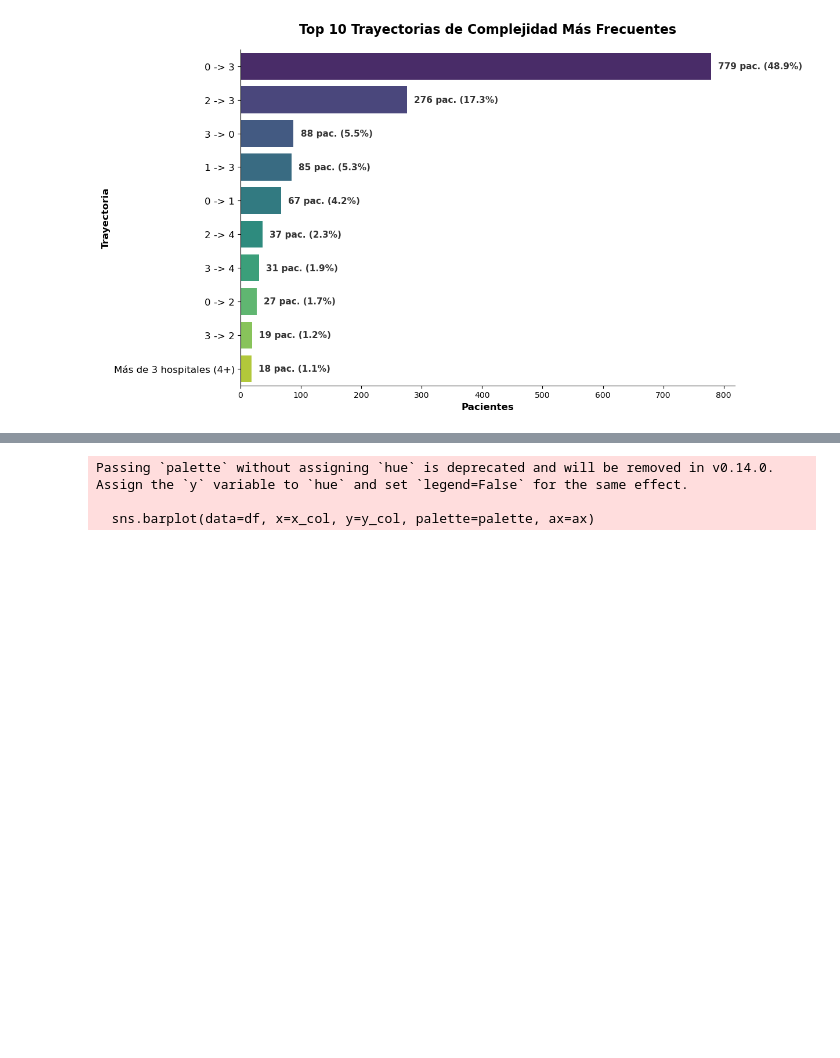
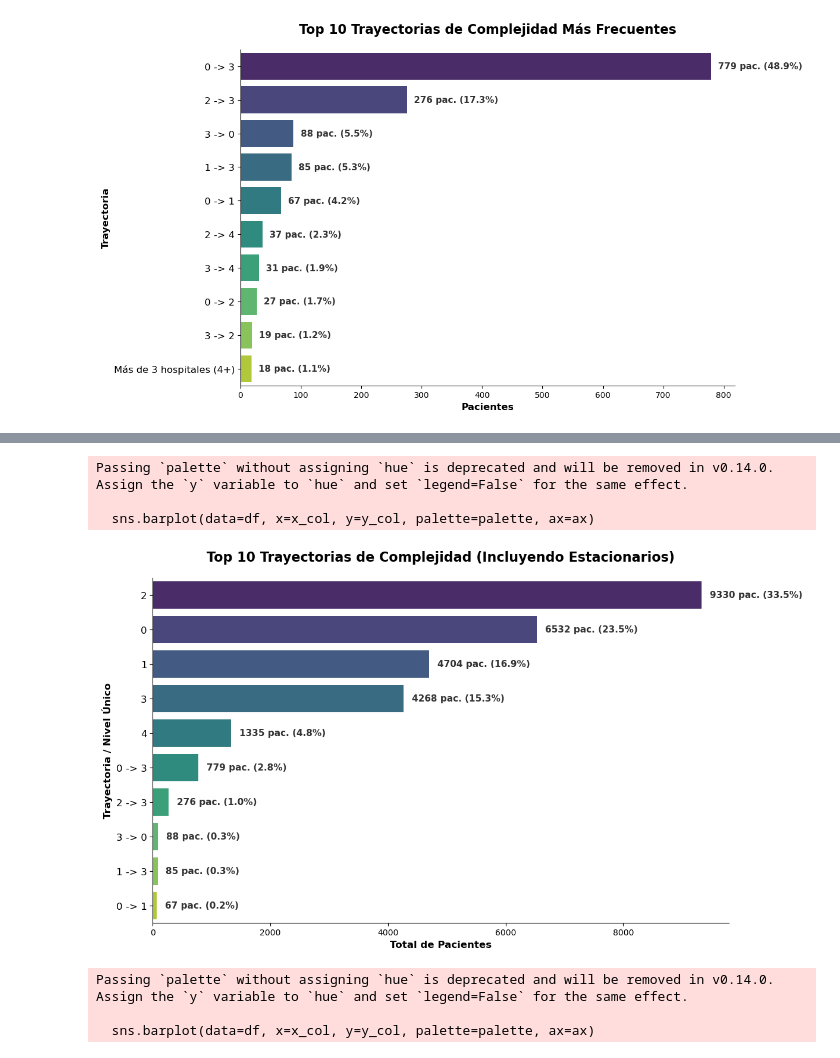
Before and after one commit to micagonzdark/RedesHospitales, a Jupyter notebook: notebooks/07_JAIIO_ranking_trayectorias.ipynb, the cells around one changed output, grey strips where cells are left out. Drawn from its saved outputs; the diff is of its cells as text; code cells hidden in the pictures; blank space fills up the shorter version.

```diff
--- a/notebooks/07_JAIIO_ranking_trayectorias.ipynb
+++ b/notebooks/07_JAIIO_ranking_trayectorias.ipynb
@@ -368,3 +368,73 @@ Passing `palette` without assigning `hue` is deprecated and will be removed in v
 
   sns.barplot(data=df, x=x_col, y=y_col, palette=palette, ax=ax)
 [figure]
+# %%
+# new
+
+# GRÁFICO 2: TOP 10 TRAYECTORIAS COMPLETAS (INCLUYENDO SIN TRASLADOS)
+############################################################
+
+# 1. Nombres de las columnas clave (Reemplazar si son distintos)
+columna_id = 'paciente_id'
+columna_hospital = 'hospital_origen' # Columna en df_pacientes con el nombre del hospital
+
+# 2. Cargar el archivo de hospitales y complejidades
+# Asegurate de poner la ruta correcta a tu archivo CSV
+df_hospitales = pd.read_csv('C:/Users/micag/Documents/RedesHospitales/data/hospitales_coordenadas.csv', encoding='utf-8')
+# Nota: Si te da error de lectura, podés probar con encoding='latin1'
+
+# 3. Separar a los pacientes: con traslado y sin traslado
+pacientes_con_traslado = trayectorias[columna_id].dropna().unique()
+df_sin_traslados = df_pacientes[~df_pacientes[columna_id].isin(pacientes_con_traslado)].copy()
+
+# 4. Cruzar (Merge) df_sin_traslados con df_hospitales para traer la 'complejidad'
+# Esto busca el nombre del hospital en df_sin_traslados y le pega la complejidad que figura en el CSV
+df_sin_traslados = df_sin_traslados.merge(
+    df_hospitales[['Nombre Hospital', 'complejidad']], # Solo traemos las columnas que nos importan
+    left_on=columna_hospital,
+    right_on='Nombre Hospital',
+    how='left'
+)
+
+# 5. Asignar la "ruta" de un solo paso (ej: "Alta", "Media", etc.)
+# Llenamos con "Desconocida" por si algún hospital de df_pacientes no estaba escrito igual en el CSV
+df_sin_traslados['ruta_complejidad_str'] = df_sin_traslados['complejidad'].fillna('Desconocida').astype(str)
+df_sin_traslados['ruta_complejidad_str'] = df_sin_traslados['ruta_complejidad_str'].str.replace('.0', '', regex=False)
+
+
+# 6. Unir ambos universos en un solo DataFrame
+todas_las_trayectorias = pd.concat([
+    trayectorias[[columna_id, 'ruta_complejidad_str']],
+    df_sin_traslados[[columna_id, 'ruta_complejidad_str']]
+], ignore_index=True)
+
+# 7. AHORA USA LA COLUMNA AGRUPADA ('ruta_para_top') SOBRE EL TOTAL
+todas_las_trayectorias['ruta_para_top'] = todas_las_trayectorias['ruta_complejidad_str'].apply(agrupar_trayectorias_largas)
+
+top_10 = todas_las_trayectorias['ruta_para_top'].value_counts().head(10).reset_index()
+top_10.columns = ['Ruta', 'Frecuencia']
+
+# Calculamos totales para el porcentaje sobre el universo TOTAL (con y sin traslados)
+total_validos_global = len(todas_las_trayectorias.dropna(subset=['ruta_para_top']))
+top_10['Porcentaje'] = (top_10['Frecuencia'] / total_validos_global) * 100
+
+# --- RESUMEN DE COBERTURA ---
+pacientes_en_top10 = top_10['Frecuencia'].sum()
+pacientes_fuera = total_validos_global - pacientes_en_top10
+porcentaje_fuera = (pacientes_fuera / total_validos_global) * 100
+
+print("\n" + "="*50)
+print("RESUMEN DE COBERTURA DEL TOP 10 (GLOBAL: CON Y SIN TRASLADOS)")
+print("="*50)
+print(f"Total de pacientes en el sistema: {total_validos_global}")
+print(f"Pacientes DENTRO del Top 10: {pacientes_en_top10} ({(100 - porcentaje_fuera):.1f}%)")
+print(f"Pacientes FUERA del Top 10:  {pacientes_fuera} ({porcentaje_fuera:.1f}%)")
+print("="*50 + "\n")
+# ---------------------------------------------------
+
+graficar_top_10(
+    df=top_10, x_col='Frecuencia', y_col='Ruta',
+    titulo="Top 10 Trayectorias de Complejidad (Incluyendo Estacionarios)",
+    xlabel="Total de Pacientes", ylabel="Trayectoria / Nivel Único", sufijo="pac."
+)
+# %% [output]
@@ -371,3 +448,7 @@ Passing `palette` without assigning `hue` is deprecated and will be removed in v
+Passing `palette` without assigning `hue` is deprecated and will be removed in v0.14.0. Assign the `y` variable to `hue` and set `legend=False` for the same effect.
+
+  sns.barplot(data=df, x=x_col, y=y_col, palette=palette, ax=ax)
+[figure, added]
 # %%
 # GRÁFICO 3: TOP 10 SALTOS INDIVIDUALES
 ############################################################
```
Also changed, not shown: parts of 4 cells of this notebook.
